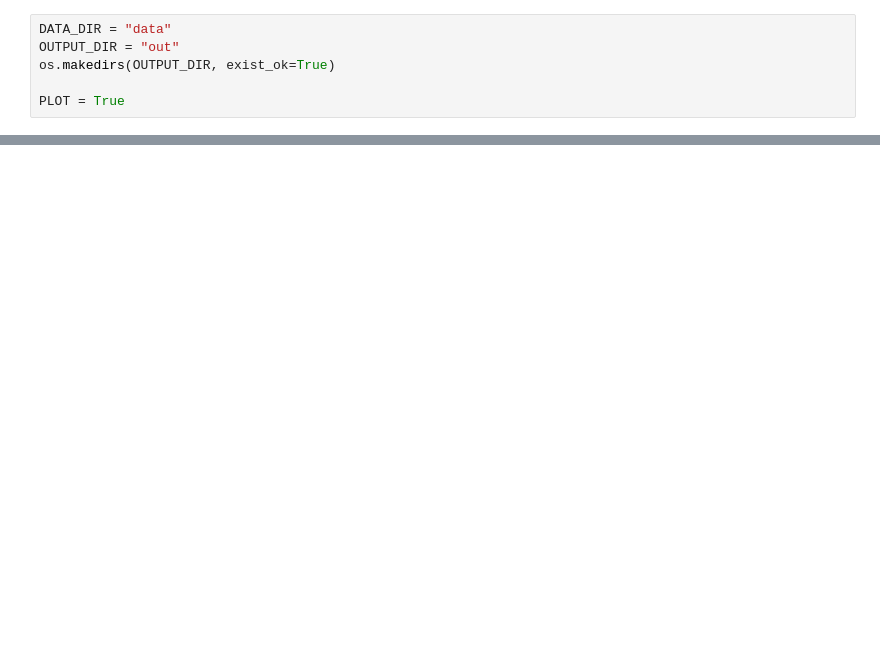
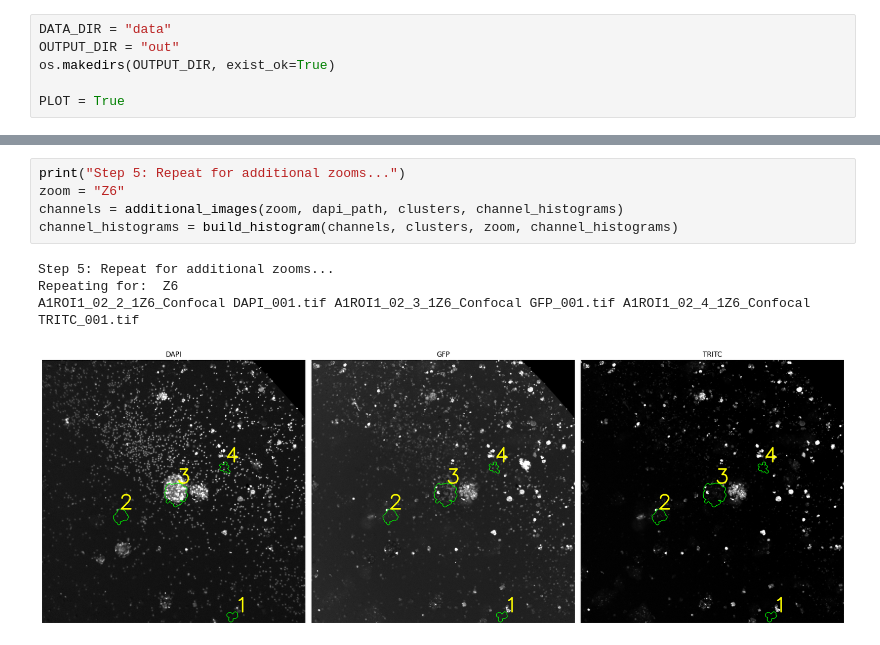
Before and after one commit to kuko6/roi-analysis, a Jupyter notebook: nb.ipynb, the cells around one changed output, grey strips where cells are left out. Drawn from its saved outputs; the diff is of its cells as text; blank space fills up the shorter version.

```diff
--- a/nb.ipynb
+++ b/nb.ipynb
@@ -217,0 +282,10 @@ Done :D
+# %%
+print("Step 5: Repeat for additional zooms...")
+zoom = "Z6"
+channels = additional_images(zoom, dapi_path, clusters, channel_histograms)
+channel_histograms = build_histogram(channels, clusters, zoom, channel_histograms)
+# %% [output]
+Step 5: Repeat for additional zooms...
+Repeating for:  Z6
+A1ROI1_02_2_1Z6_Confocal DAPI_001.tif A1ROI1_02_3_1Z6_Confocal GFP_001.tif A1ROI1_02_4_1Z6_Confocal TRITC_001.tif
+[figure, added]
```
Also changed, not shown: parts of 6 cells of this notebook, 3 other files.
